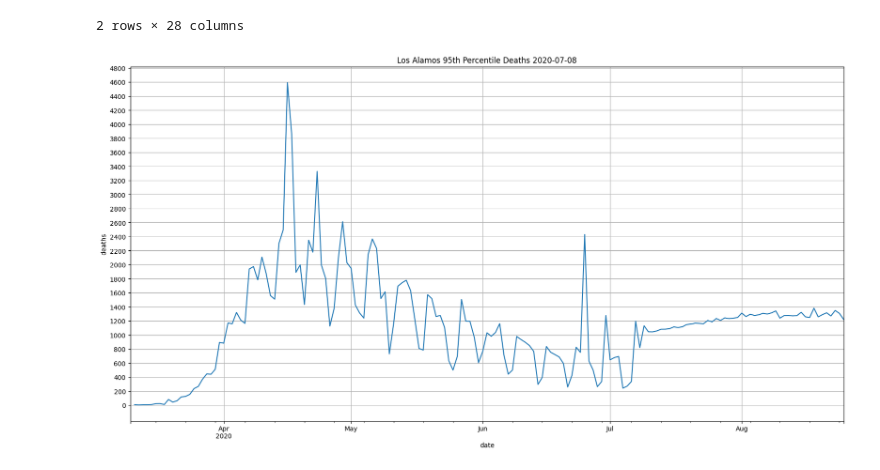
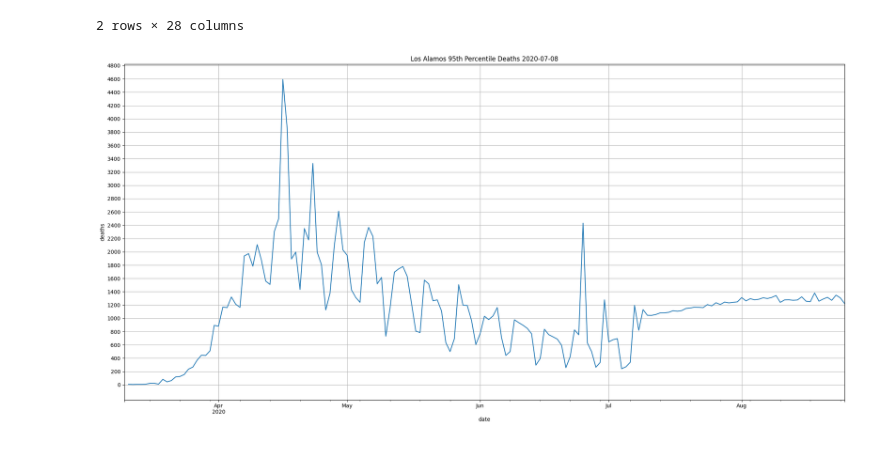
Before and after one commit to beala/covid_forecasts, a Jupyter notebook: second wave.ipynb, the cells around one changed output. Saved outputs shown, nothing was run; the diff lists cells and outputs as text; code cells hidden in the pictures.

Commit message:
tight layout

```diff
--- a/second wave.ipynb
+++ b/second wave.ipynb
@@ -51,19 +51,21 @@ death_quantiles[-2:]
 # %%
 deaths_per_state = pd.pivot_table(death_quantiles_07_08, index='dates', values=['q.05', 'q.50', 'q.95'], columns='simple_state', aggfunc=np.sum)
 
 ax = deaths_per_state[['q.95']].sum(axis=1).diff().plot(
     title="Los Alamos 95th Percentile Deaths 2020-07-08",
     figsize=(20,10),
     grid=True,
 )
 
 ax.yaxis.set_ticks(np.arange(0, 5000, 200))
 
 ax.set_xlabel("date")
 ax.set_ylabel("deaths")
 
 deaths_per_state['q.95'][-2:]
 
+plt.tight_layout()
+
 plt.savefig("los-alamos-p95-2020-07-08.png")
 # %% [output]
-[figure, old version]
+[figure, new version]
```
Also changed, not shown: 1 other file.
